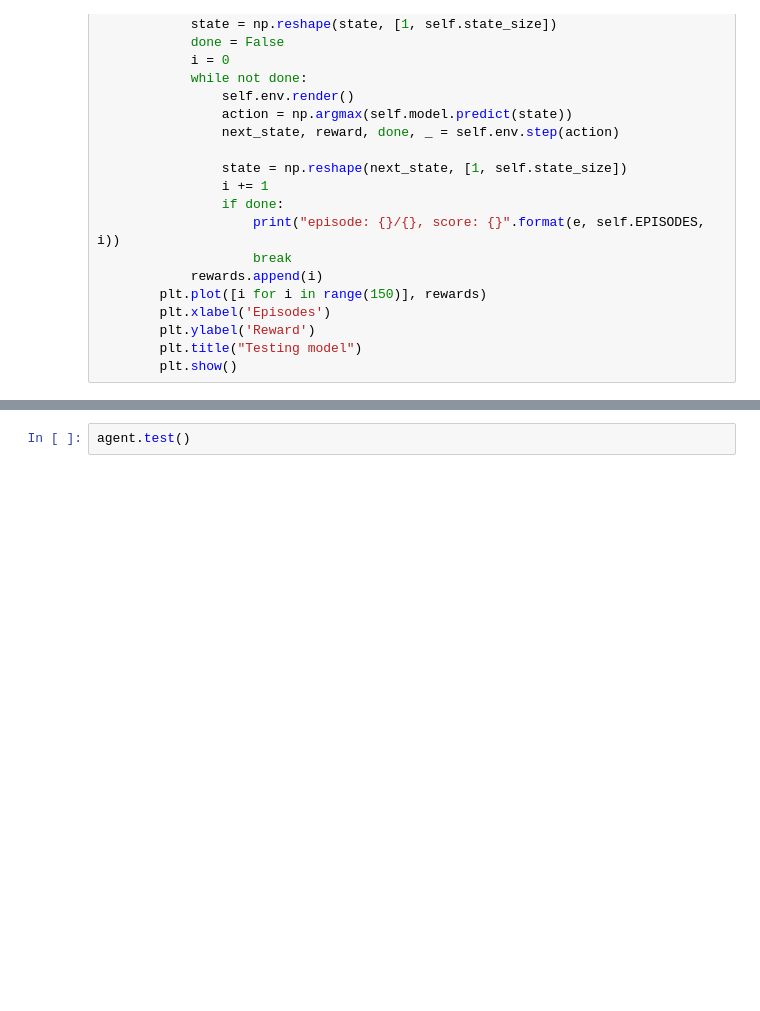
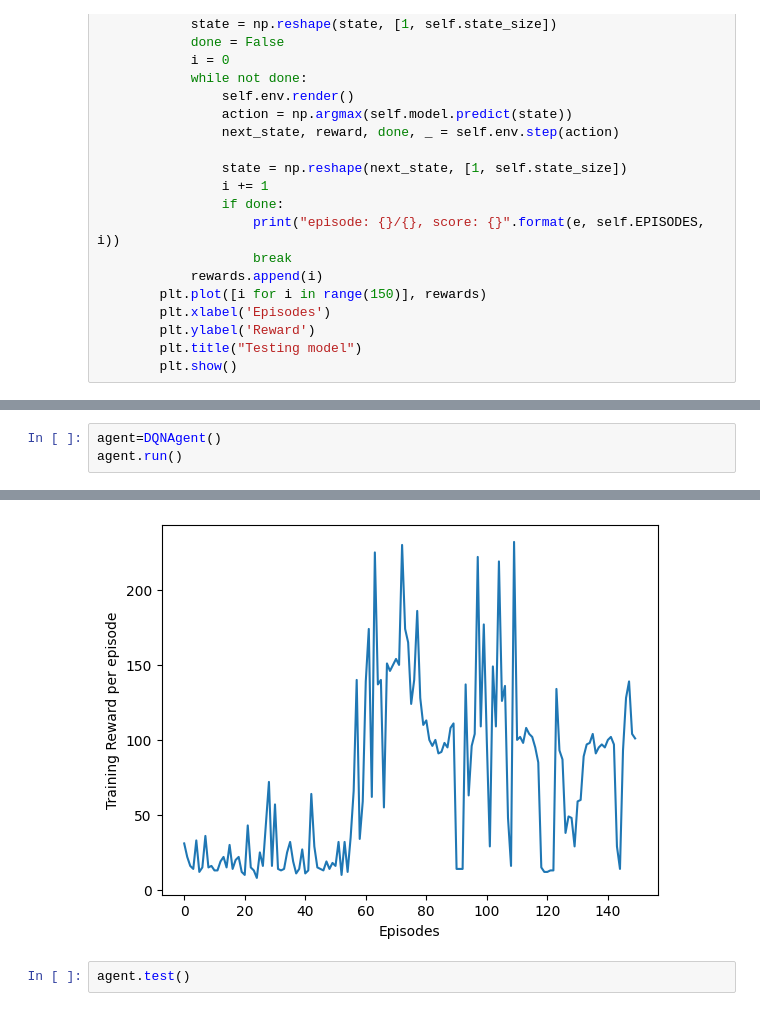
Before and after one commit to JalajakshiP/WIDS-Agent-Jackie-Reinforcement-Learning, a Jupyter notebook: cartpole.ipynb, the cells around one changed output, grey strips where cells are left out. Drawn from its saved outputs; the diff is of its cells as text; blank space fills up the shorter version.

```diff
--- a/cartpole.ipynb
+++ b/cartpole.ipynb
@@ -181,0 +161,4 @@ episode: 149/150, score: 101, e: 0.001
+# %%
+agent=DQNAgent()
+agent.run()
+# %% [output]
@@ -182,3 +182,4 @@ episode: 149/150, score: 101, e: 0.001
+[figure, added]
 # %%
 agent.test()
 # %% [output]
```
Also changed, not shown: parts of 2 cells of this notebook.
